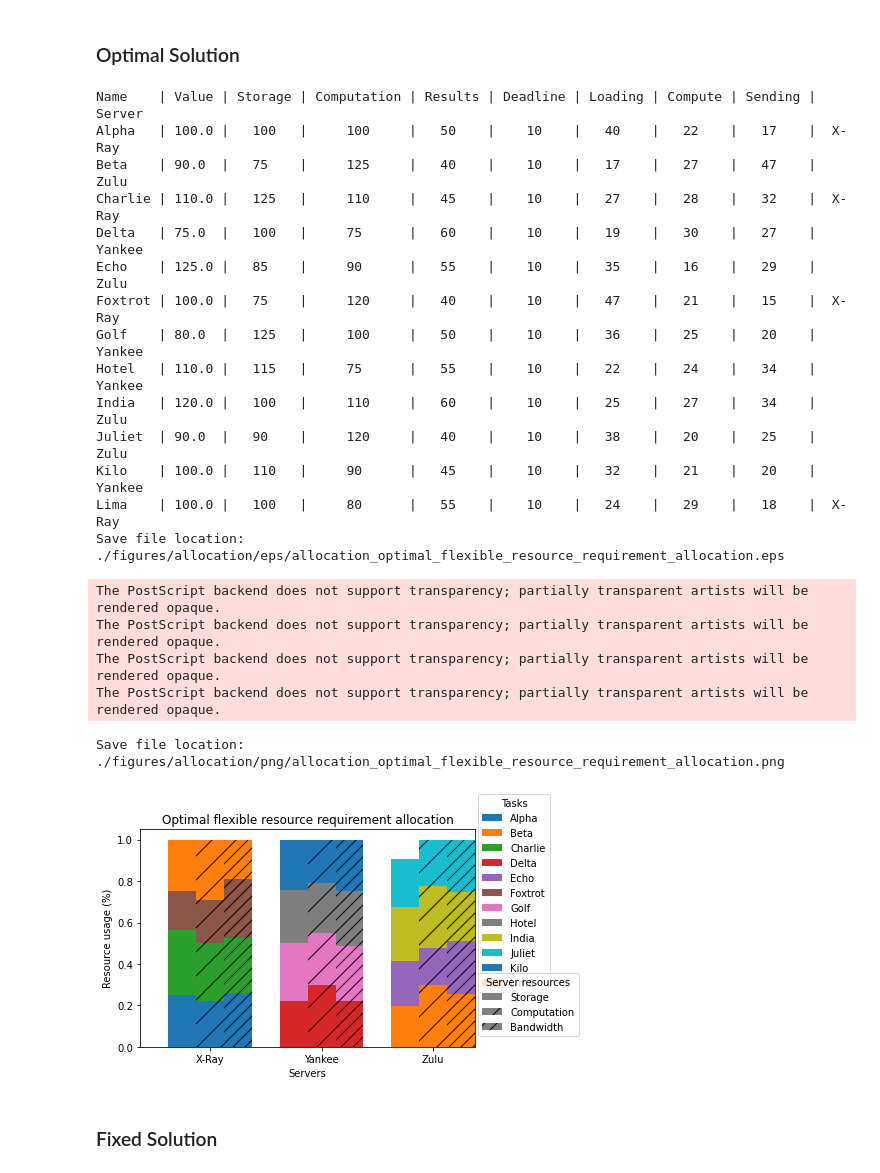
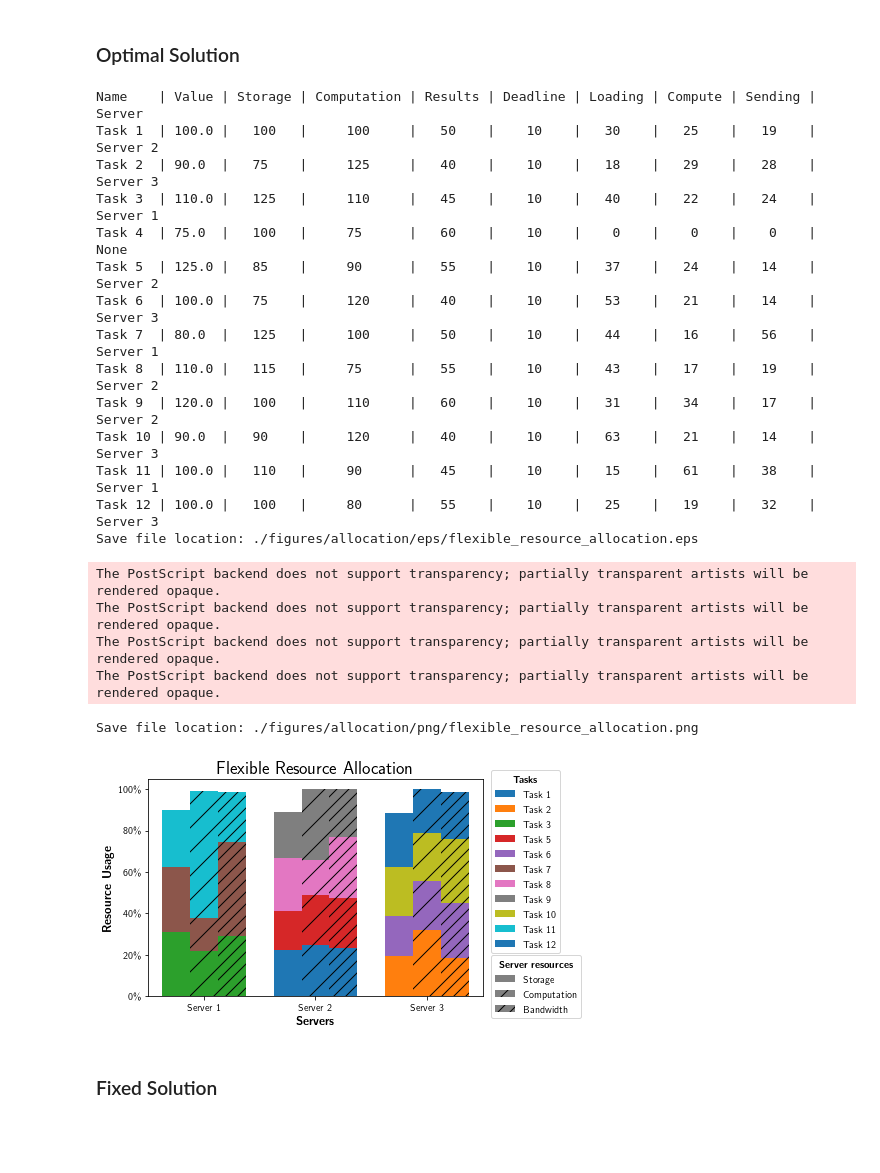
Before and after one commit to pseudo-rnd-thoughts/Elastic-Resource-Allocation, a Jupyter notebook: analysis/example_problem_case.ipynb, the cells around one changed output. Drawn from its saved outputs; the diff is of its cells as text; code cells hidden in the pictures; blank space fills up the shorter version.

Commit message:
Update allocation figures

```diff
--- a/analysis/example_problem_case.ipynb
+++ b/analysis/example_problem_case.ipynb
@@ -43,43 +43,44 @@ servers = [
     Server("Server 3", storage_capacity=385, computation_capacity=90, bandwidth_capacity=250)
 ]
 # %%
-def print_job_full(jobs: List[Job]):
-    max_job_name_len = max(len(job.name) for job in jobs) + 1
+def print_tasks(tasks: List[Task]):
+    max_task_name_len = max(len(task.name) for task in tasks) + 1
     print("{:<{}}| Value |{:^9}|{:^13}|{:^9}|{:^10}|{:^9}|{:^9}|{:^9}| {}"
-          .format("Name", max_job_name_len, "Storage", "Computation", "Results", "Deadline",
+          .format("Name", max_task_name_len, "Storage", "Computation", "Results", "Deadline",
                   "Loading", "Compute", "Sending", "Server"))
 
-    for job in jobs:
+    for task in tasks:
         print("{:<{name_len}}|{:^7.1f}|{:^9}|{:^13}|{:^9}|{:^10}|{:^9}|{:^9}|{:^9}|{:^10}"
-              .format(job.name, job.value, job.required_storage, job.required_computation, job.required_results_data,
-                      job.deadline, job.loading_speed, job.compute_speed, job.sending_speed,
-                      job.running_server.name if job.running_server else "None", name_len=max_job_name_len))
+              .format(task.name, task.value, task.required_storage, task.required_computation, task.required_results_data,
+                      task.deadline, task.loading_speed, task.compute_speed, task.sending_speed,
+                      task.running_server.name if task.running_server else "None", name_len=max_task_name_len))
 # %% [markdown]
 ### Optimal Solution
 # %%
-optimal_results = optimal_algorithm(jobs, servers, 15)
-print_job_full(jobs)
-plot_allocation_results(jobs, servers, "Flexible Resource Allocation", save_format=ImageFormat.BOTH)
+optimal_results = optimal_algorithm(tasks, servers, 15)
+
+print_tasks(tasks)
+plot_allocation_results(tasks, servers, "Flexible Resource Allocation", save_format=ImageFormat.BOTH)
 # %% [output]
 Name    | Value | Storage | Computation | Results | Deadline | Loading | Compute | Sending | Server
-Alpha   | 100.0 |   100   |     100     |   50    |    10    |   40    |   22    |   17    |  X-Ray
-Beta    | 90.0  |   75    |     125     |   40    |    10    |   17    |   27    |   47    |   Zulu
-Charlie | 110.0 |   125   |     110     |   45    |    10    |   27    |   28    |   32    |  X-Ray
-Delta   | 75.0  |   100   |     75      |   60    |    10    |   19    |   30    |   27    |  Yankee
-Echo    | 125.0 |   85    |     90      |   55    |    10    |   35    |   16    |   29    |   Zulu
-Foxtrot | 100.0 |   75    |     120     |   40    |    10    |   47    |   21    |   15    |  X-Ray
-Golf    | 80.0  |   125   |     100     |   50    |    10    |   36    |   25    |   20    |  Yankee
-Hotel   | 110.0 |   115   |     75      |   55    |    10    |   22    |   24    |   34    |  Yankee
-India   | 120.0 |   100   |     110     |   60    |    10    |   25    |   27    |   34    |   Zulu
-Juliet  | 90.0  |   90    |     120     |   40    |    10    |   38    |   20    |   25    |   Zulu
-Kilo    | 100.0 |   110   |     90      |   45    |    10    |   32    |   21    |   20    |  Yankee
-Lima    | 100.0 |   100   |     80      |   55    |    10    |   24    |   29    |   18    |  X-Ray
-Save file location: ./figures/allocation/eps/allocation_optimal_flexible_resource_requirement_allocation.eps
+Task 1  | 100.0 |   100   |     100     |   50    |    10    |   30    |   25    |   19    | Server 2
+Task 2  | 90.0  |   75    |     125     |   40    |    10    |   18    |   29    |   28    | Server 3
+Task 3  | 110.0 |   125   |     110     |   45    |    10    |   40    |   22    |   24    | Server 1
+Task 4  | 75.0  |   100   |     75      |   60    |    10    |    0    |    0    |    0    |   None
+Task 5  | 125.0 |   85    |     90      |   55    |    10    |   37    |   24    |   14    | Server 2
+Task 6  | 100.0 |   75    |     120     |   40    |    10    |   53    |   21    |   14    | Server 3
+Task 7  | 80.0  |   125   |     100     |   50    |    10    |   44    |   16    |   56    | Server 1
+Task 8  | 110.0 |   115   |     75      |   55    |    10    |   43    |   17    |   19    | Server 2
+Task 9  | 120.0 |   100   |     110     |   60    |    10    |   31    |   34    |   17    | Server 2
+Task 10 | 90.0  |   90    |     120     |   40    |    10    |   63    |   21    |   14    | Server 3
+Task 11 | 100.0 |   110   |     90      |   45    |    10    |   15    |   61    |   38    | Server 1
+Task 12 | 100.0 |   100   |     80      |   55    |    10    |   25    |   19    |   32    | Server 3
+Save file location: ./figures/allocation/eps/flexible_resource_allocation.eps
 The PostScript backend does not support transparency; partially transparent artists will be rendered opaque.
 The PostScript backend does not support transparency; partially transparent artists will be rendered opaque.
 The PostScript backend does not support transparency; partially transparent artists will be rendered opaque.
 The PostScript backend does not support transparency; partially transparent artists will be rendered opaque.
-Save file location: ./figures/allocation/png/allocation_optimal_flexible_resource_requirement_allocation.png
+Save file location: ./figures/allocation/png/flexible_resource_allocation.png
-[figure, old version]
+[figure, new version]
 # %% [markdown]
 ### Fixed Solution
```
Also changed, not shown: parts of 6 cells of this notebook, 31 other files.
